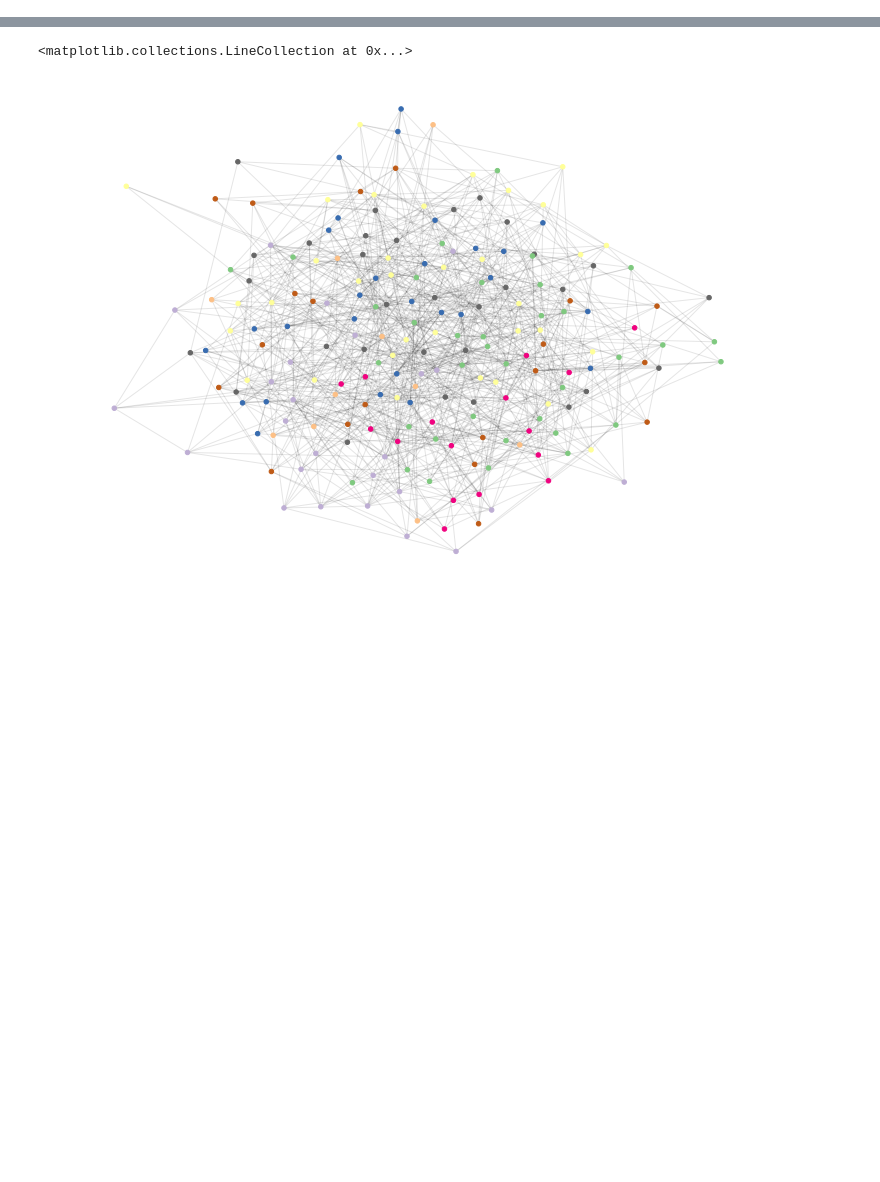
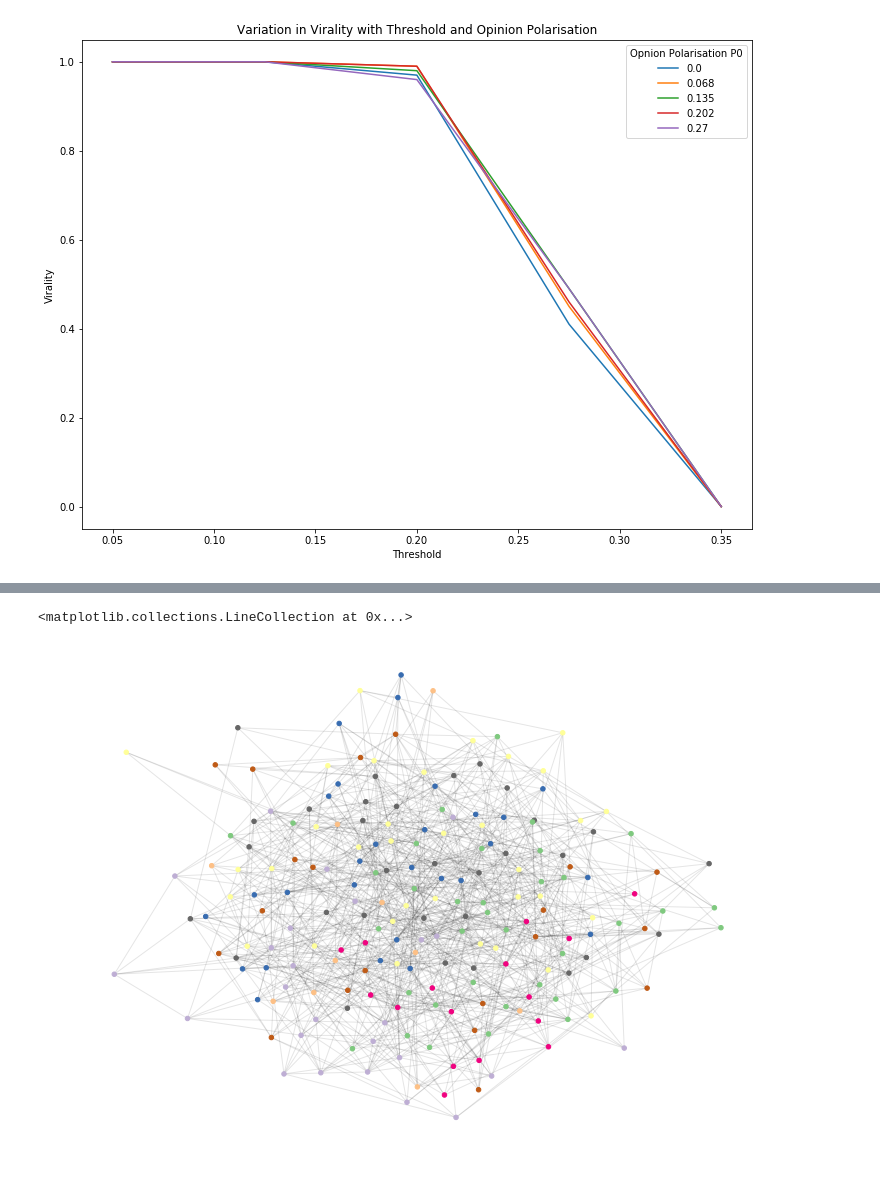
Before and after one commit to asrayousuf/InformationDiffusion, a Jupyter notebook: notebooks/Part-3-EchoChamberEffect.ipynb, the cells around one changed output, grey strips where cells are left out. Saved outputs shown, nothing was run; the diff lists cells and outputs as text; code cells hidden in the pictures; blank space fills up the shorter version.

```diff
--- a/notebooks/Part-3-EchoChamberEffect.ipynb
+++ b/notebooks/Part-3-EchoChamberEffect.ipynb
@@ -124,0 +215,17 @@ for i in range(1):
+# %%
+N = 150
+network_polarisation = 0.6
+for op in opinion_polarisation_list:
+    virality = []
+    for threshold in threshold_list:
+        result = model_information_diffusion(network_polarisation, N, op, threshold, niter)
+        spread = sum(i >= 0.5 for i in result)/niter
+        virality.append(spread)
+    plot(threshold_list, virality, label= round(op,3))
+plt.legend(title='Opnion Polarisation P0')
+plt.xlabel('Threshold')
+plt.ylabel('Virality')
+plt.title('Variation in Virality with Threshold and Opinion Polarisation')
+plt.show()
+# %% [output]
+[figure, added]
```
Also changed, not shown: parts of 29 cells of this notebook.
